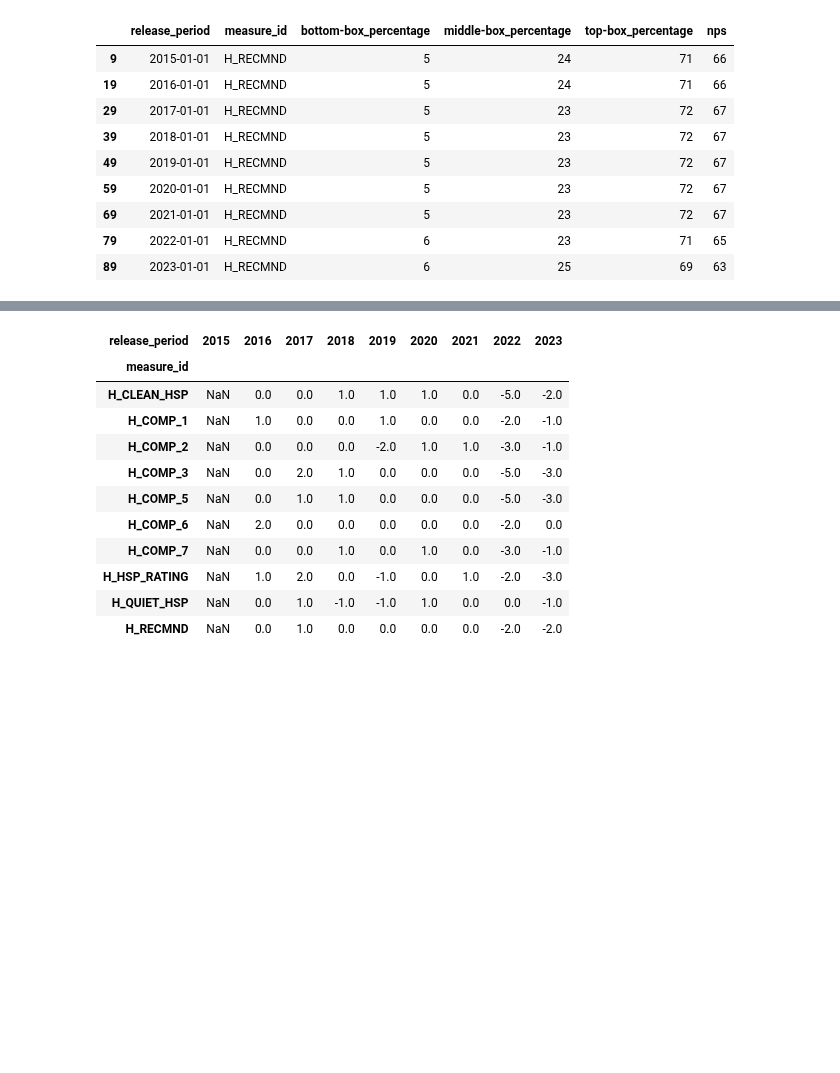
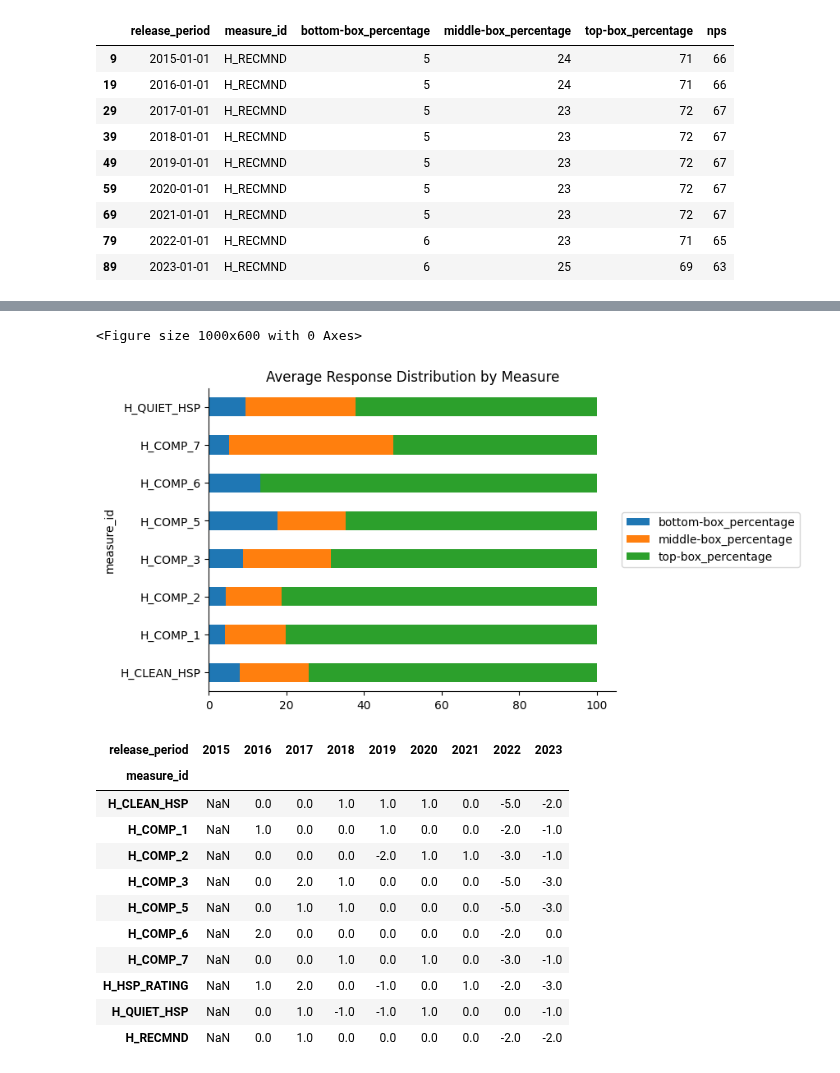
Before and after one commit to andyguo0228/maven_healthcare, a Jupyter notebook: maven_healthcare.ipynb, the cells around one changed output, grey strips where cells are left out. Cells and saved outputs as stored; diff of their text form; code cells hidden in the pictures; blank space fills up the shorter version.

```diff
--- a/maven_healthcare.ipynb
+++ b/maven_healthcare.ipynb
@@ -179,0 +136,4 @@ plt.show()
+# %%
+df = national_results.drop(columns=['release_period', 'nps']).groupby('measure_id').mean().reset_index()
+df = df[~df['measure_id'].isin(['H_RECMND', 'H_HSP_RATING'])]
+df
@@ -180,3 +150,15 @@ plt.show()
+# %%
+# Average response distribution by measure
+plt.figure(figsize=(10, 6))
+ax = df.plot(kind='barh', x='measure_id', stacked=True)
+ax.legend(loc='center left', bbox_to_anchor=(1, 0.5))
+plt.title('Average Response Distribution by Measure')
+ax.spines['right'].set_visible(False)
+ax.spines['top'].set_visible(False)
+plt.show()
+# %% [output]
+<Figure size 1000x600 with 0 Axes>
+[figure, added]
 # %%
 # Calculate the year-over-year change in NPS for each measure
 grouped_data = national_results.copy()
```
Also changed, not shown: parts of 11 cells of this notebook, 2 other files.
